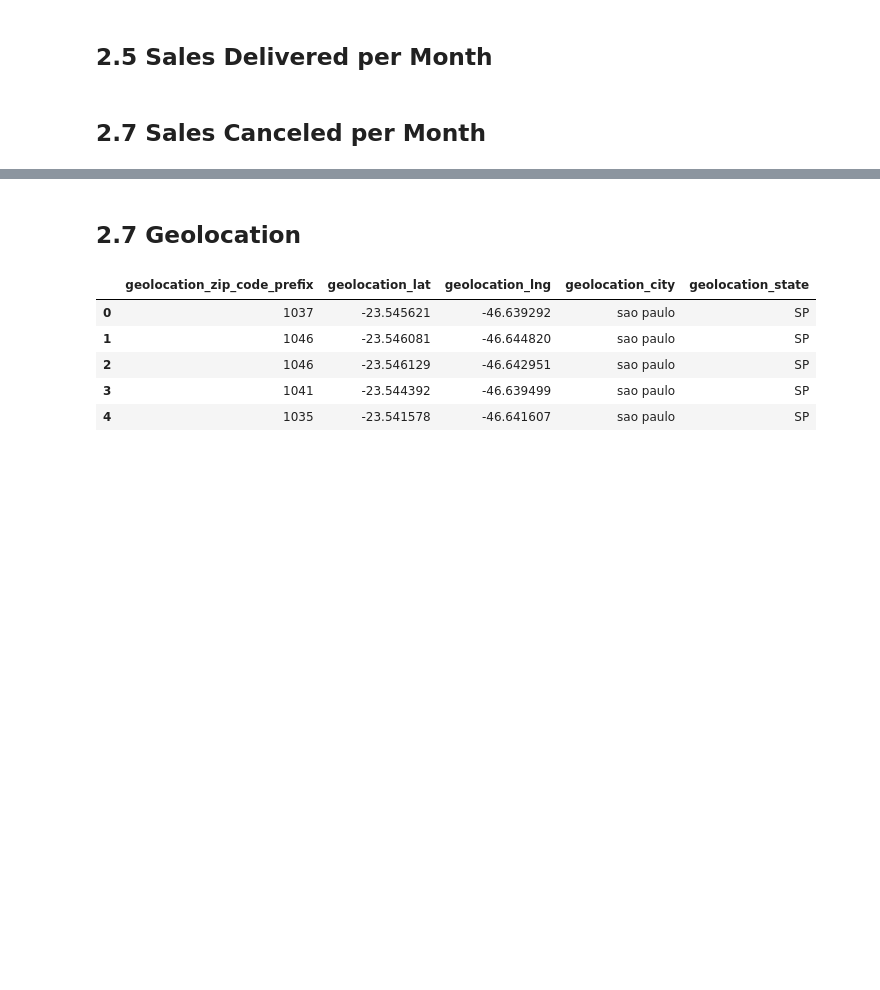
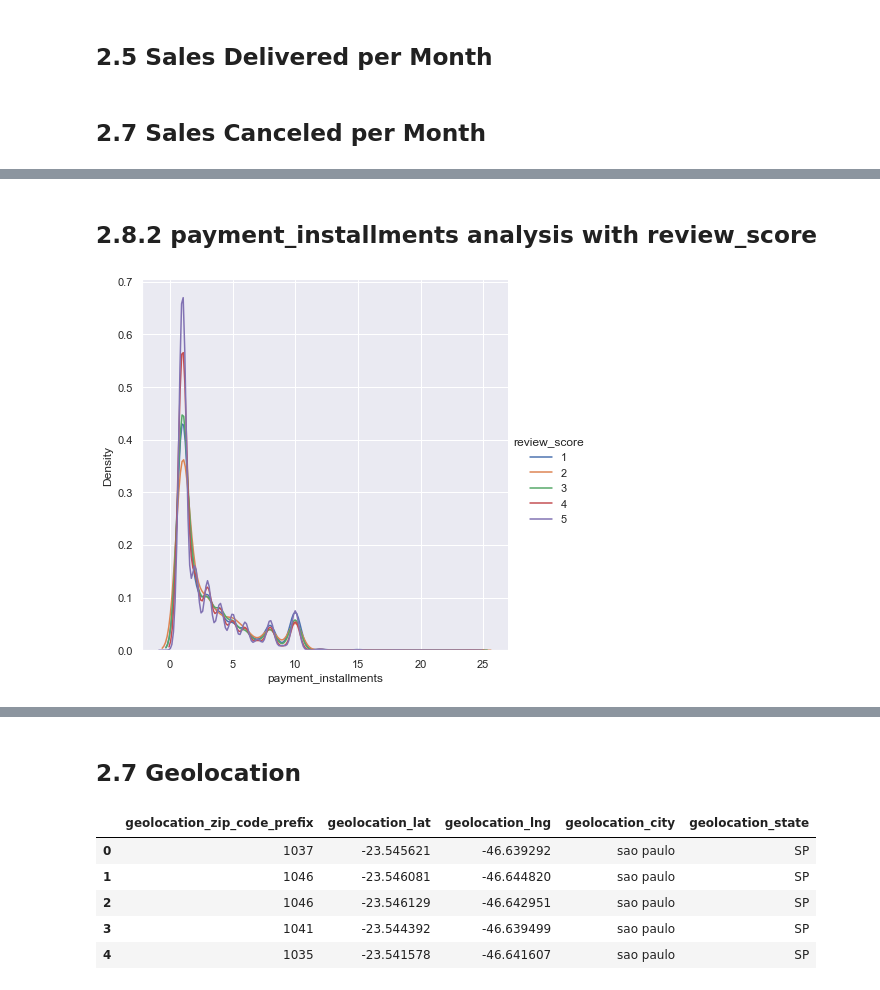
Before and after one commit to joaovictordesouzaduarte/capacitacao_limfie, a Jupyter notebook: codigo/explory_data.ipynb, the cells around one changed output, grey strips where cells are left out. Saved outputs shown, nothing was run; the diff lists cells and outputs as text; code cells hidden in the pictures; blank space fills up the shorter version.

```diff
--- a/codigo/explory_data.ipynb
+++ b/codigo/explory_data.ipynb
@@ -239,0 +295,8 @@ fig.show()
+# %% [markdown]
+## **2.8.2 payment_installments analysis with review_score**
+# %%
+#plotting density plot of installments wrt each ratings
+sns.FacetGrid(df2,hue="review_score",height=6).map(sns.kdeplot,"payment_installments").add_legend()
+plt.show()
+# %% [output]
+[figure, added]
```
Also changed, not shown: parts of 17 cells of this notebook.
